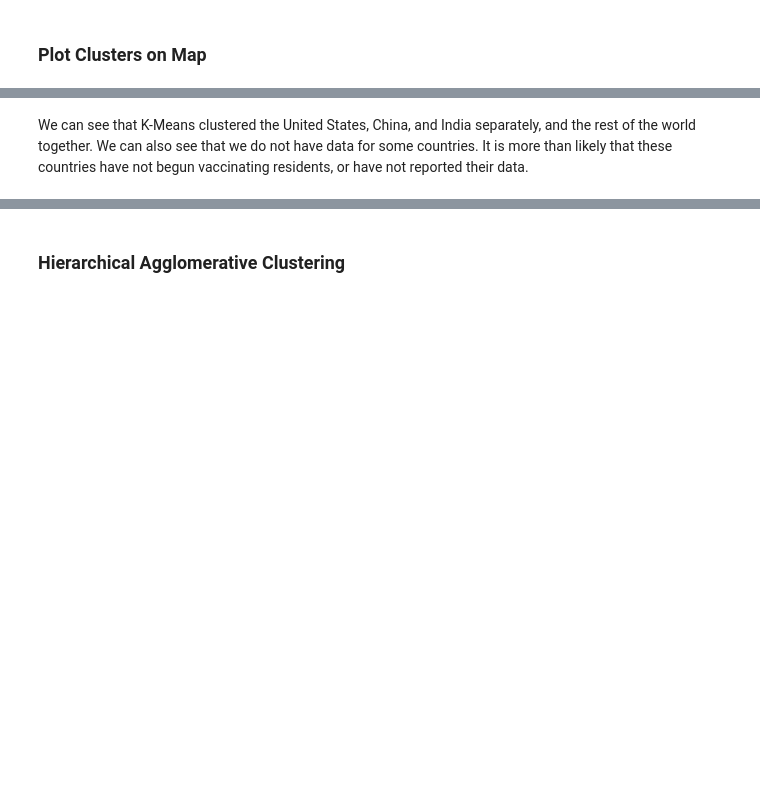
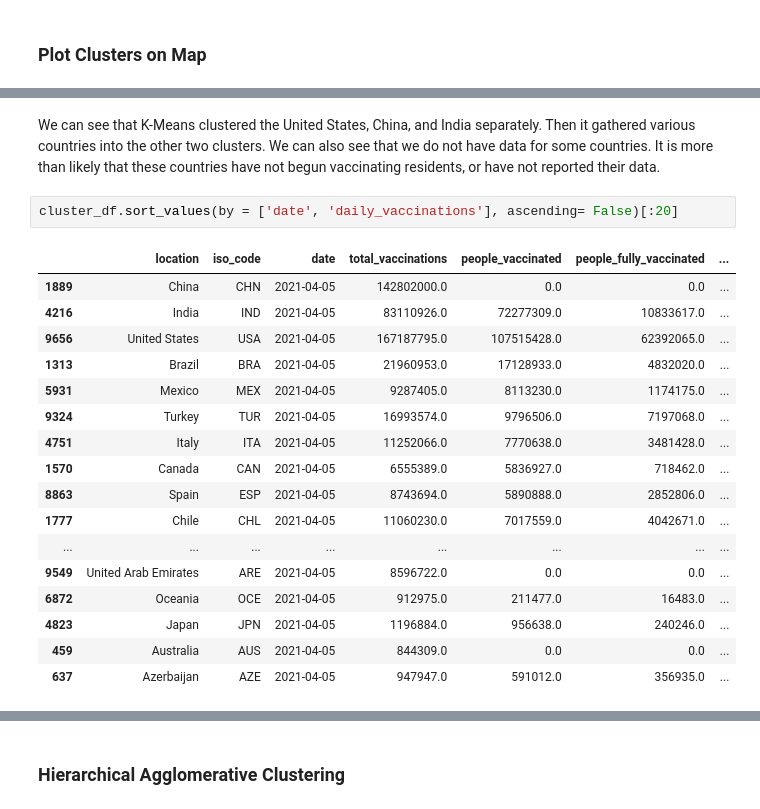
Before and after one commit to cassnutt/worldwide_covid19_vaccines, a Jupyter notebook: Market Segmentation.ipynb, the cells around one changed output, grey strips where cells are left out. Drawn from its saved outputs; the diff is of its cells as text; blank space fills up the shorter version.

Commit message:
market seg, done w clusters

```diff
--- a/Market Segmentation.ipynb
+++ b/Market Segmentation.ipynb
@@ -507,4 +514,24 @@ fig.show()
 # %% [output]
 [interactive output not drawn]
 # %% [markdown]
-We can see that K-Means clustered the United States, China, and India separately, and the rest of the world together. We can also see that we do not have data for some countries. It is more than likely that these countries have not begun vaccinating residents, or have not reported their data.
+We can see that K-Means clustered the United States, China, and India separately. Then it gathered various countries into the other two clusters. We can also see that we do not have data for some countries. It is more than likely that these countries have not begun vaccinating residents, or have not reported their data.
+# %%
+cluster_df.sort_values(by = ['date', 'daily_vaccinations'], ascending= False)[:20]
+# %% [output]
+|  | location | iso_code | date | total_vaccinations | people_vaccinated | people_fully_vaccinated | ... |
+| 1889 | China | CHN | 2021-04-05 | 142802000.0 | 0.0 | 0.0 | ... |
+| 4216 | India | IND | 2021-04-05 | 83110926.0 | 72277309.0 | 10833617.0 | ... |
+| 9656 | United States | USA | 2021-04-05 | 167187795.0 | 107515428.0 | 62392065.0 | ... |
+| 1313 | Brazil | BRA | 2021-04-05 | 21960953.0 | 17128933.0 | 4832020.0 | ... |
+| 5931 | Mexico | MEX | 2021-04-05 | 9287405.0 | 8113230.0 | 1174175.0 | ... |
+| 9324 | Turkey | TUR | 2021-04-05 | 16993574.0 | 9796506.0 | 7197068.0 | ... |
+| 4751 | Italy | ITA | 2021-04-05 | 11252066.0 | 7770638.0 | 3481428.0 | ... |
+| 1570 | Canada | CAN | 2021-04-05 | 6555389.0 | 5836927.0 | 718462.0 | ... |
+| 8863 | Spain | ESP | 2021-04-05 | 8743694.0 | 5890888.0 | 2852806.0 | ... |
+| 1777 | Chile | CHL | 2021-04-05 | 11060230.0 | 7017559.0 | 4042671.0 | ... |
+| ... | ... | ... | ... | ... | ... | ... | ... |
+| 9549 | United Arab Emirates | ARE | 2021-04-05 | 8596722.0 | 0.0 | 0.0 | ... |
+| 6872 | Oceania | OCE | 2021-04-05 | 912975.0 | 211477.0 | 16483.0 | ... |
+| 4823 | Japan | JPN | 2021-04-05 | 1196884.0 | 956638.0 | 240246.0 | ... |
+| 459 | Australia | AUS | 2021-04-05 | 844309.0 | 0.0 | 0.0 | ... |
+| 637 | Azerbaijan | AZE | 2021-04-05 | 947947.0 | 591012.0 | 356935.0 | ... |
```
Also changed, not shown: parts of 14 cells of this notebook, 1 other file.
